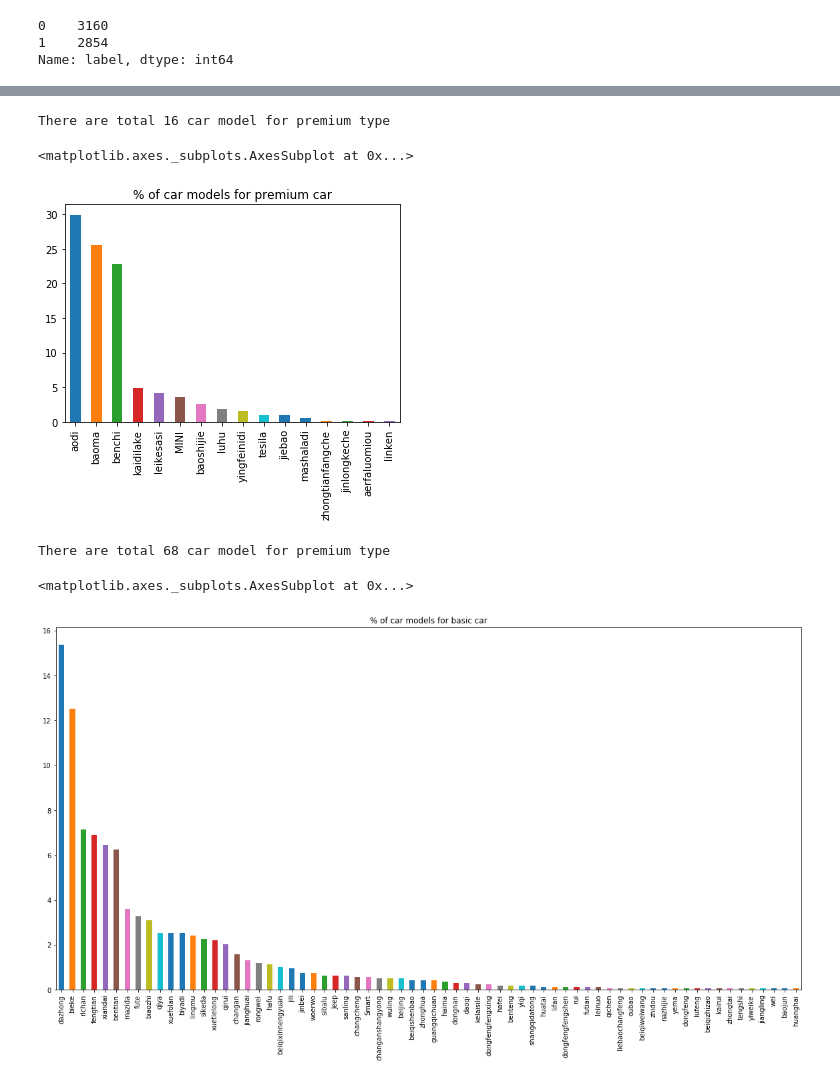
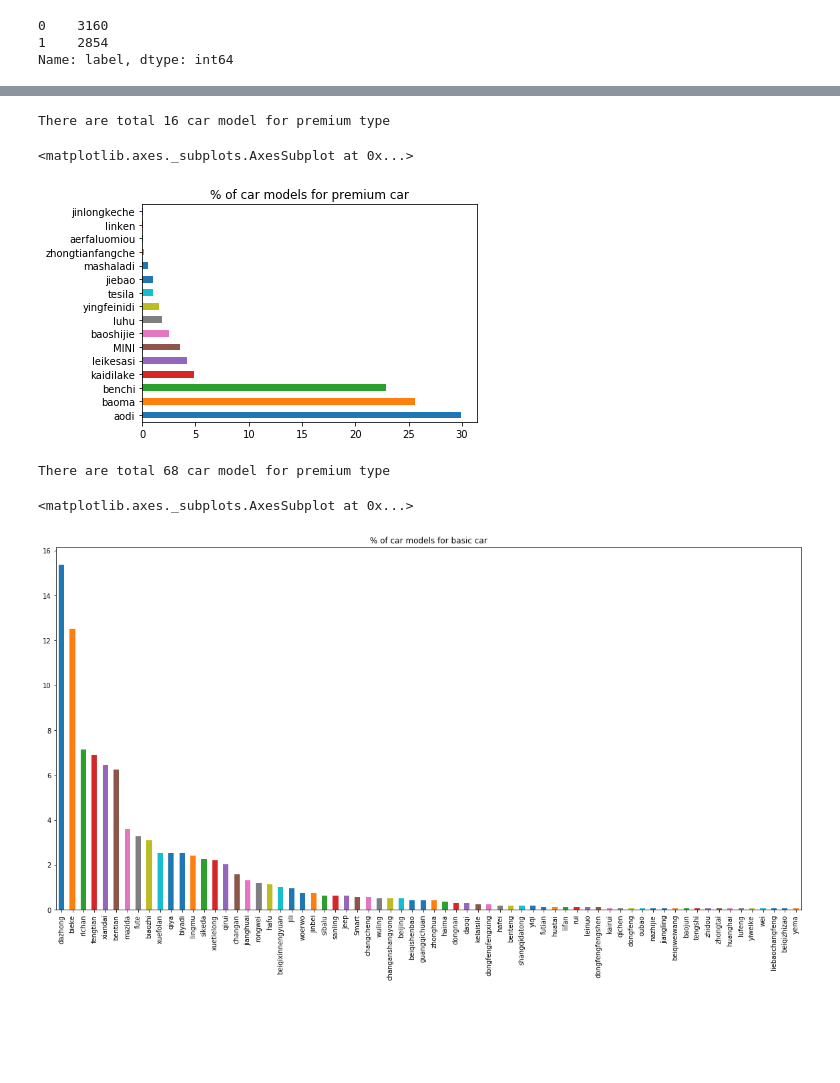
Before and after one commit to xw0927/Image_classification, a Jupyter notebook: Data_Augmentation.ipynb, the cells around one changed output, grey strips where cells are left out. Drawn from its saved outputs; the diff is of its cells as text; code cells hidden in the pictures; blank space fills up the shorter version.

```diff
--- a/Data_Augmentation.ipynb
+++ b/Data_Augmentation.ipynb
@@ -158,23 +176,24 @@ df.head()
 # %%
 #df_model=df.groupby('label')['model'].value_counts()/df.groupby('label').size()*100
 #df_model2=df_model.reset_index()
 #df_model2.head()
 #df_model2.columns=['label','model','Percent']
 #df_model2.head()
 
 plot1=df[df['label']==1]
 print("There are total {} car model for premium type".format(plot1['model'].nunique()))
-(plot1['model'].value_counts()/len(plot1)*100).plot(kind='bar',title='% of car models for premium car')
+(plot1['model'].value_counts()/len(plot1)*100).plot(kind='barh',title='% of car models for premium car')
 # %% [output]
 There are total 16 car model for premium type
 <matplotlib.axes._subplots.AxesSubplot at 0x...>
-[figure, old version]
+[figure, new version]
 # %%
 plot1=df[df['label']==0]
+len(plot1)
 plt.figure(figsize=(20,10))
 print("There are total {} car model for premium type".format(plot1['model'].nunique()))
 (plot1['model'].value_counts()/len(plot1)*100).plot(kind='bar',title='% of car models for basic car')
 # %% [output]
 There are total 68 car model for premium type
 <matplotlib.axes._subplots.AxesSubplot at 0x...>
-[figure, old version]
+[figure, new version]
```
Also changed, not shown: parts of 7 cells of this notebook, 7 other files.
